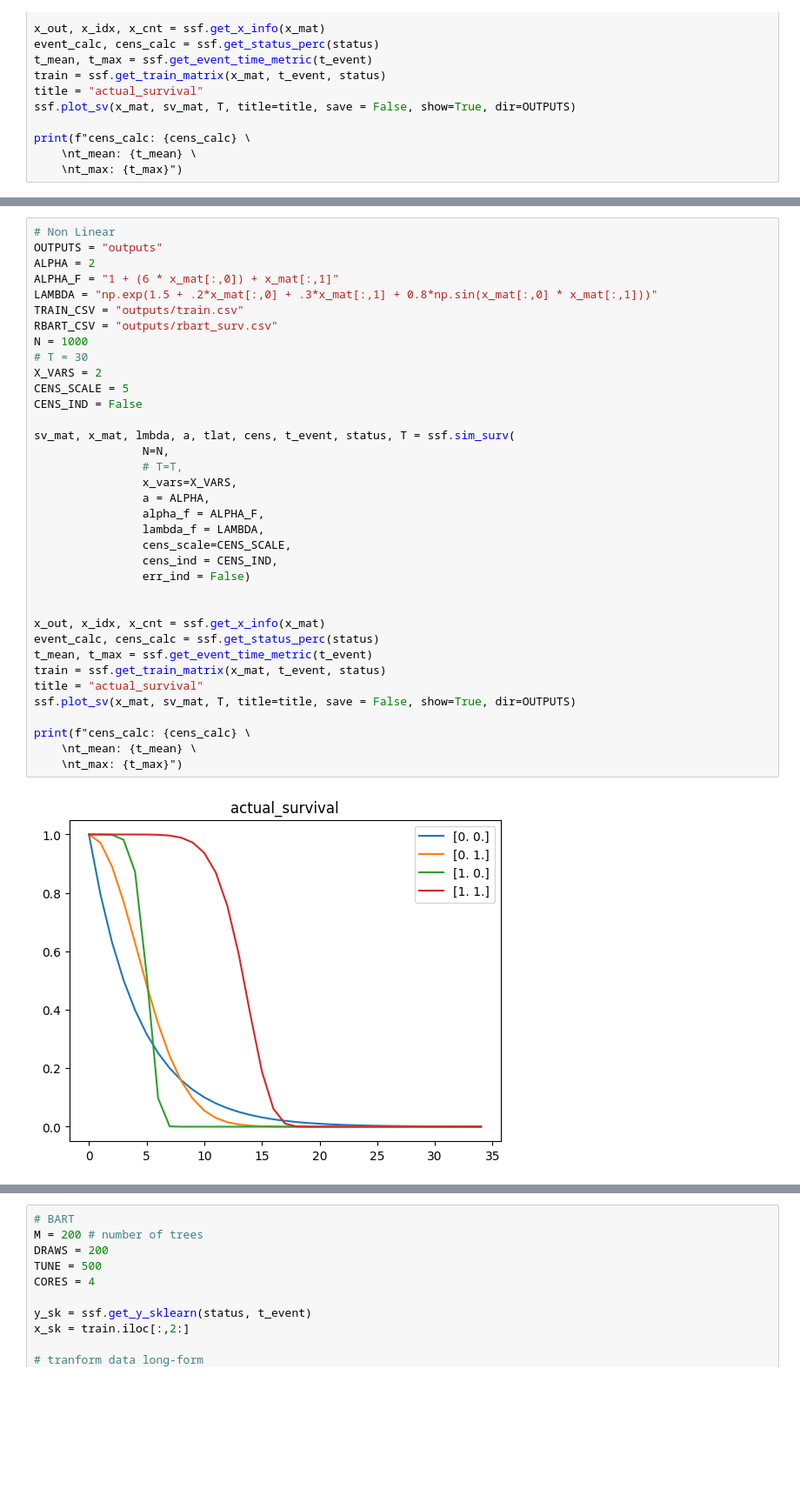
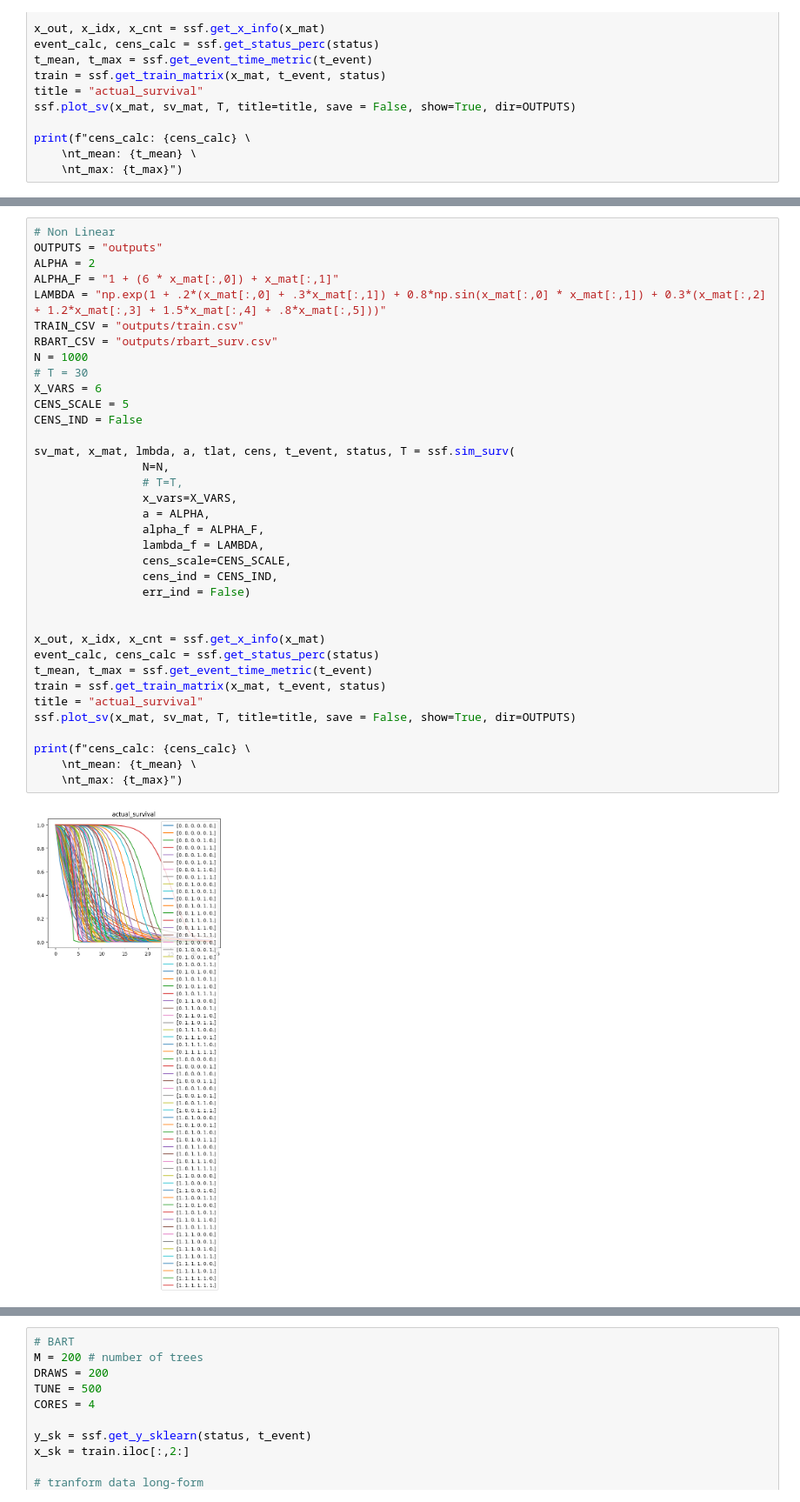
Before and after one commit to twj8CDC/PYMC_BART, a Jupyter notebook: trial_sim_0.ipynb, the cells around one changed output, grey strips where cells are left out. Shown at 87% size. Drawn from its saved outputs; the diff is of its cells as text; blank space fills up the shorter version.

```diff
--- a/trial_sim_0.ipynb
+++ b/trial_sim_0.ipynb
@@ -193,37 +189,37 @@ np.sin(2) * 0.8
 OUTPUTS = "outputs"
 ALPHA = 2
 ALPHA_F = "1 + (6 * x_mat[:,0]) + x_mat[:,1]"
-LAMBDA = "np.exp(1.5 + .2*x_mat[:,0] + .3*x_mat[:,1] + 0.8*np.sin(x_mat[:,0] * x_mat[:,1]))"
+LAMBDA = "np.exp(1 + .2*(x_mat[:,0] + .3*x_mat[:,1]) + 0.8*np.sin(x_mat[:,0] * x_mat[:,1]) + 0.3*(x_mat[:,2] + 1.2*x_mat[:,3] + 1.5*x_mat[:,4] + .8*x_mat[:,5]))"
 TRAIN_CSV = "outputs/train.csv"
 RBART_CSV = "outputs/rbart_surv.csv"
 N = 1000
 # T = 30
-X_VARS = 2
+X_VARS = 6
 CENS_SCALE = 5
 CENS_IND = False
 
 sv_mat, x_mat, lmbda, a, tlat, cens, t_event, status, T = ssf.sim_surv(
                 N=N,
                 # T=T,
                 x_vars=X_VARS,
                 a = ALPHA,
                 alpha_f = ALPHA_F,
                 lambda_f = LAMBDA,
                 cens_scale=CENS_SCALE,
                 cens_ind = CENS_IND,
                 err_ind = False)
 
 
 x_out, x_idx, x_cnt = ssf.get_x_info(x_mat)
 event_calc, cens_calc = ssf.get_status_perc(status)
 t_mean, t_max = ssf.get_event_time_metric(t_event)
 train = ssf.get_train_matrix(x_mat, t_event, status)
 title = "actual_survival"
 ssf.plot_sv(x_mat, sv_mat, T, title=title, save = False, show=True, dir=OUTPUTS)
 
 print(f"cens_calc: {cens_calc} \
     \nt_mean: {t_mean} \
     \nt_max: {t_max}")
 # %% [output]
-[figure, old version]
+[figure, new version]
 cens_calc: 0.0
```
Also changed, not shown: parts of 10 cells of this notebook, 6 other files.
